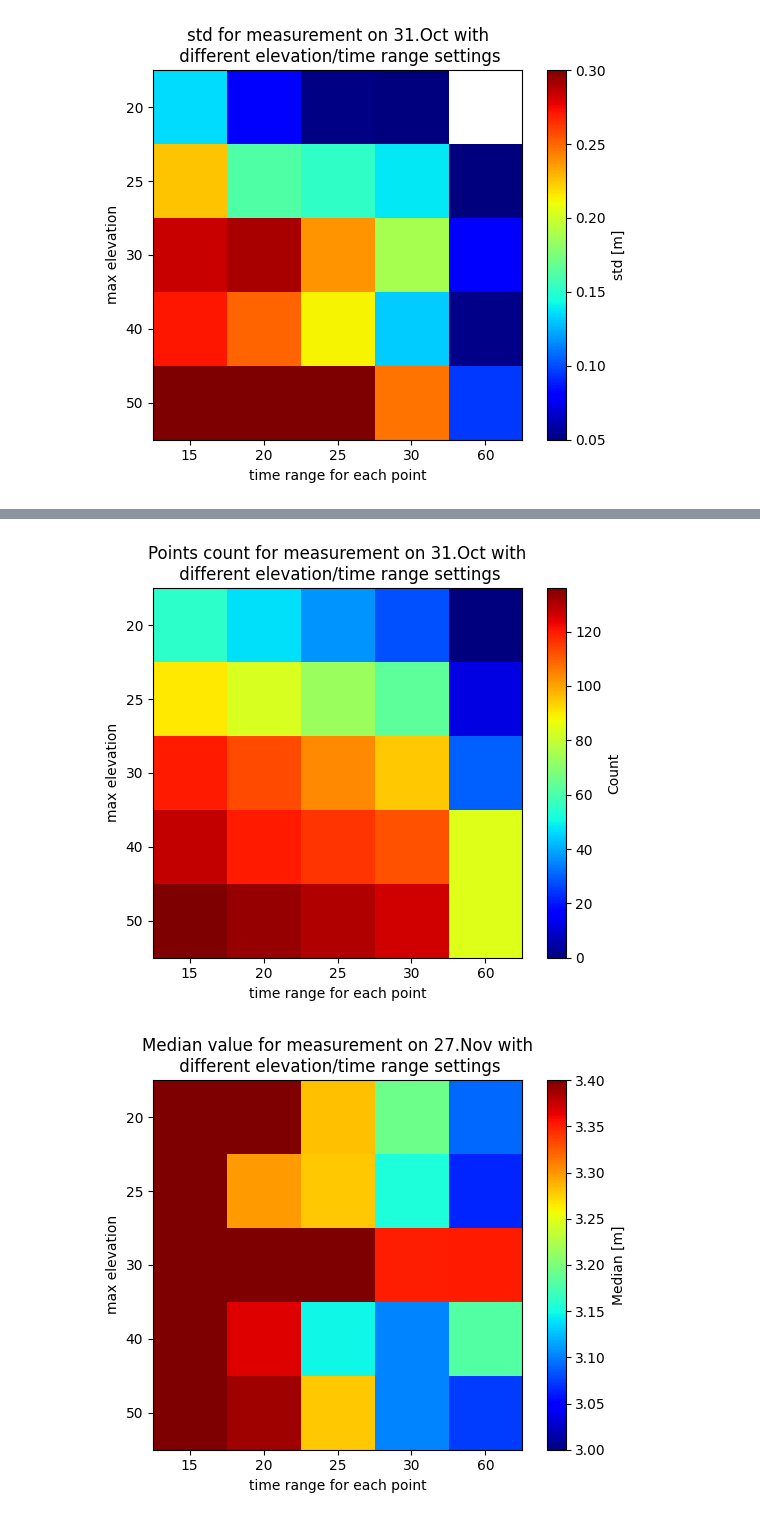
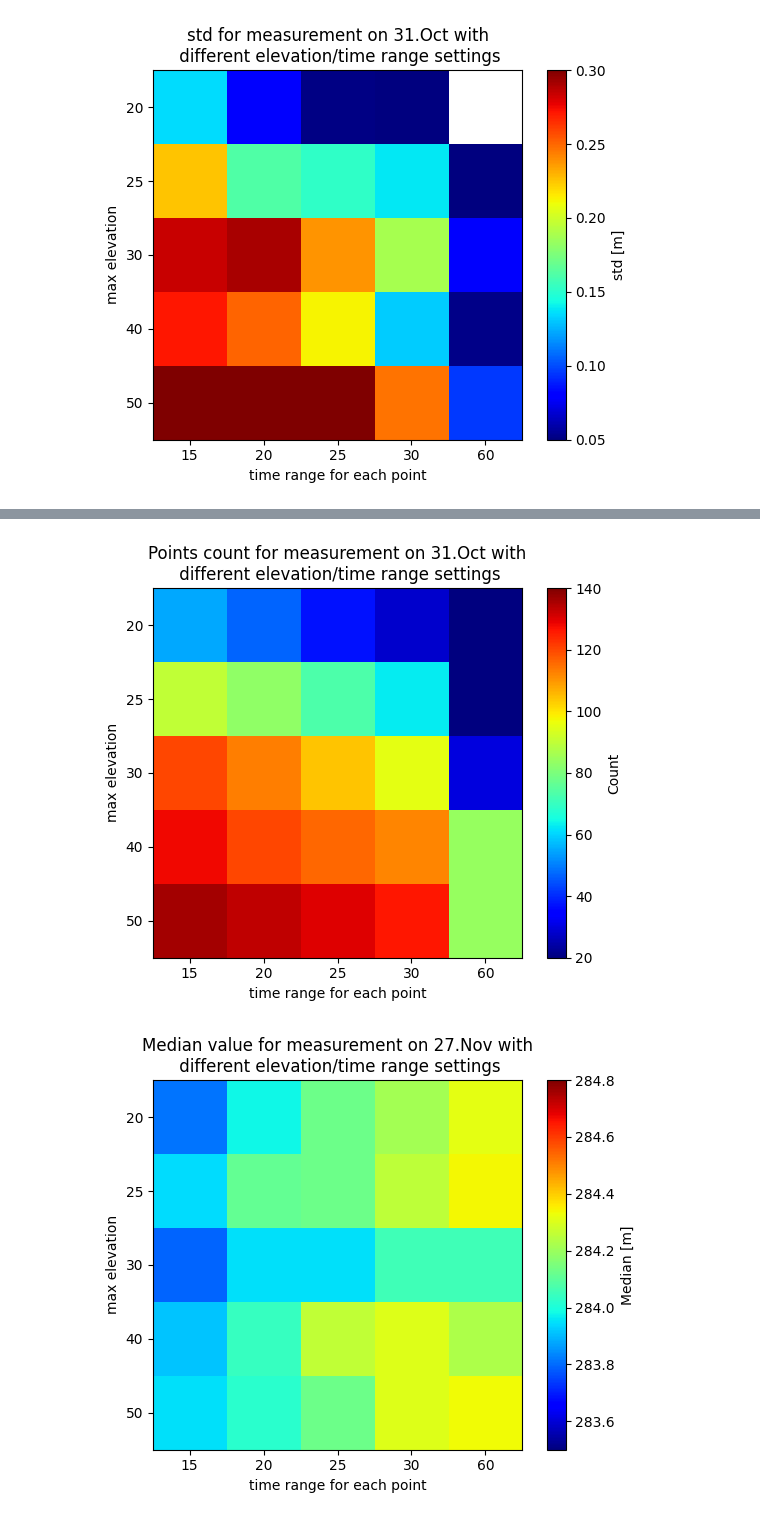
Before and after one commit to ziqing97/gnss_ir_analyze, a Jupyter notebook: src/analyze_accuracy.ipynb, the cells around one changed output, grey strips where cells are left out. Cells and saved outputs as stored; diff of their text form; code cells hidden in the pictures.

```diff
--- a/src/analyze_accuracy.ipynb
+++ b/src/analyze_accuracy.ipynb
@@ -65,8 +65,8 @@ with open('../data/generated_data/20220907.pkl', 'rb') as f:
 
 (median_0907 ,std_0907,count_0907) = analyze_accuracy(ts_dict)
 # %%
-median_max = 282
-median_min = 284
+median_max = 284.8
+median_min = 283.5
 
 std_max = 0.3
 std_min = 0.05
@@ -330,6 +330,6 @@ fig.savefig('picture/count10312.png')
 # %%
 fig,ax = plt.subplots()
-im = ax.imshow(count_1031['data'][1],cmap='jet')
+im = ax.imshow(count_1031['data'][1],cmap='jet',vmax=count_max,vmin=count_min)
 ax.set_xticklabels(count_1031['x_tick'])
 ax.set_yticklabels(count_1031['y_tick'])
 ax.set_ylabel('max elevation')
@@ -340,7 +340,7 @@ cbar =fig.colorbar(im)
 cbar.set_label('Count')
 fig.savefig('picture/count10313.png')
 # %% [output]
-[figure, old version]
+[figure, new version]
 # %%
 with open('../data/generated_data/20221127.pkl', 'rb') as f:
     ts_dict = pickle.load(f)
@@ -348,17 +348,17 @@ with open('../data/generated_data/20221127.pkl', 'rb') as f:
 (median_1127, std_1127,count_1127) = analyze_accuracy(ts_dict)
 # %%
 fig,ax = plt.subplots()
-im = ax.imshow(median_1127['data'][0],cmap='jet',vmax=median_max,vmin=median_min)
+im = ax.imshow(ante_h_1127['2']-median_1127['data'][0],cmap='jet',vmax=median_max,vmin=median_min)
 ax.set_xticklabels(median_1127['x_tick'])
 ax.set_yticklabels(median_1127['y_tick'])
 ax.set_ylabel('max elevation')
 ax.set_xlabel('time range for each point')
 ax.set_title('Median value for measurement on 27.Nov with\n different elevation/time range settings')
 
 cbar =fig.colorbar(im)
 cbar.set_label('Median [m]')
 fig.savefig('picture/median11272.png')
 # %% [output]
-[figure, old version]
+[figure, new version]
 # %%
 fig,ax = plt.subplots()
```
Also changed, not shown: parts of 12 cells of this notebook, 1 other file.
